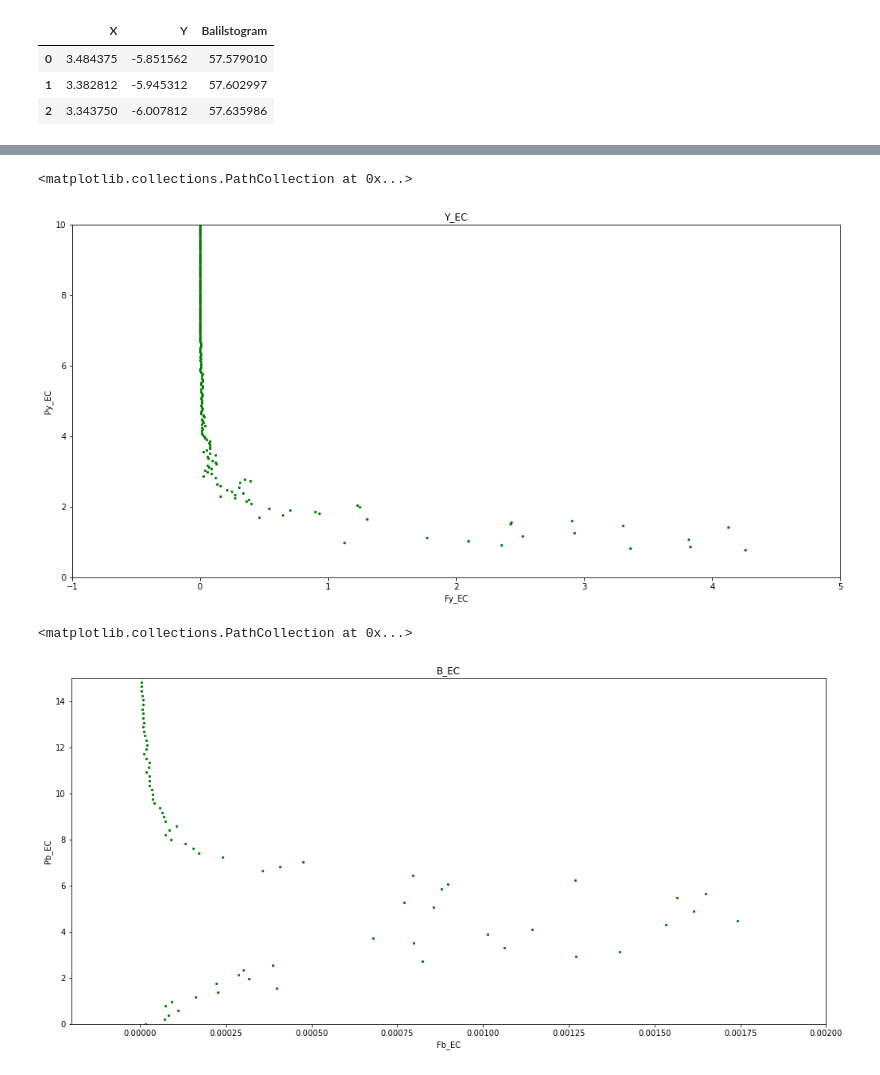
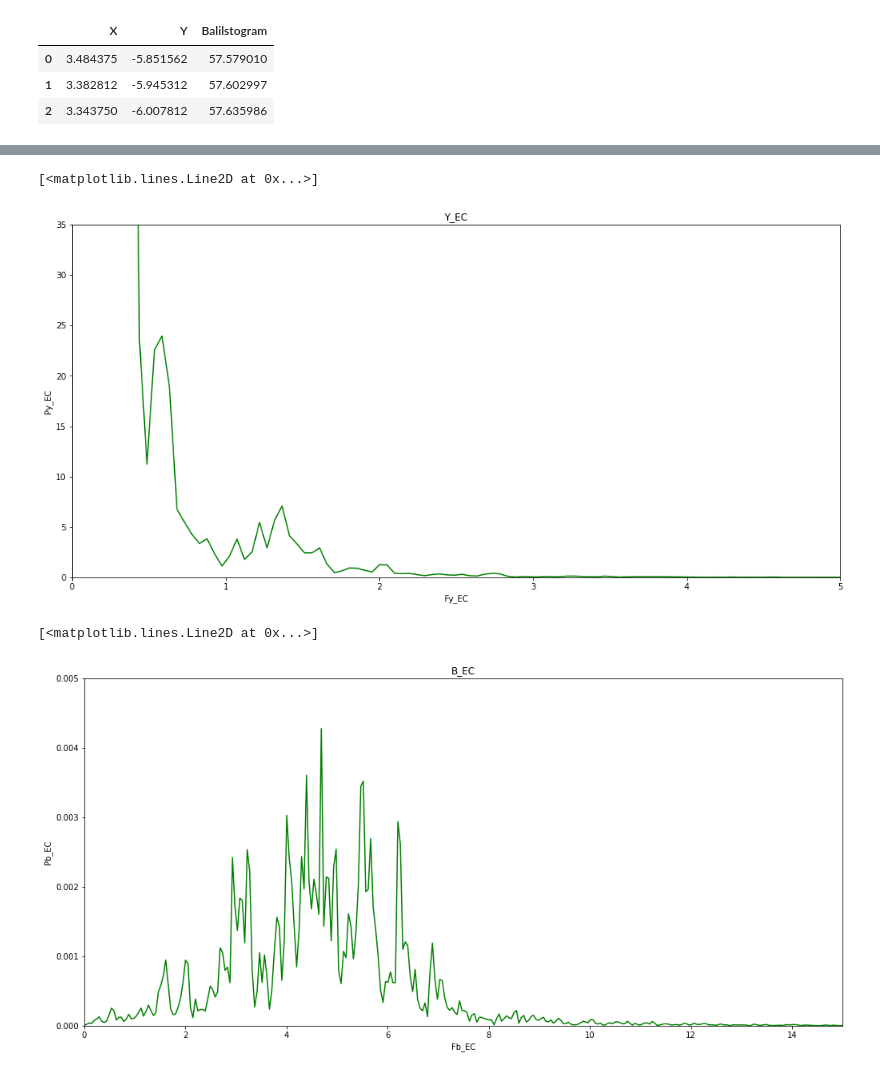
Before and after one commit to PumPums/practics, a Jupyter notebook: Stabilograf.ipynb, the cells around one changed output, grey strips where cells are left out. Cells and saved outputs as stored; diff of their text form; code cells hidden in the pictures.

```diff
--- a/Stabilograf.ipynb
+++ b/Stabilograf.ipynb
@@ -96,24 +96,24 @@ plt.figure(figsize=(17, 8))
 plt.title('Y_EС')
 plt.xlabel(r'Fy_EС')
 plt.ylabel(r'Py_EС')
-plt.xlim([-1, 5])
-plt.ylim([0, 10])
+plt.xlim([0, 5])
+plt.ylim([0, 35])
 
-plt.scatter(Fy_EС, Py_EС, color='g', s=5)
+plt.plot(Fy_EС, Py_EС, color='g')
 # %% [output]
-<matplotlib.collections.PathCollection at 0x...>
+[<matplotlib.lines.Line2D at 0x...>]
-[figure, old version]
+[figure, new version]
 # %%
-(Fb_EС, Pb_EС) = welch(df_EС['Balilstogram'], fs=50, window='hann', nperseg=256, nfft=256, noverlap=120)
+(Pb_EС, Fb_EС) = welch(df_EС['Balilstogram'], fs=50, window='hann', nperseg=1024, nfft=1024, noverlap=500)
 # %%
 plt.figure(figsize=(17, 8))
 plt.title('B_EС')
 plt.xlabel(r'Fb_EС')
 plt.ylabel(r'Pb_EС')
-plt.xlim([-0.0002, 0.002])
-plt.ylim([0, 15])
+plt.xlim([0, 15])
+plt.ylim([0, 0.005])
 
-plt.scatter(Pb_EС, Fb_EС, color='g', s=5)
+plt.plot(Pb_EС, Fb_EС, color='g')
 # %% [output]
-<matplotlib.collections.PathCollection at 0x...>
+[<matplotlib.lines.Line2D at 0x...>]
-[figure, old version]
+[figure, new version]
```
Also changed, not shown: parts of 9 cells of this notebook, 1 other file.
